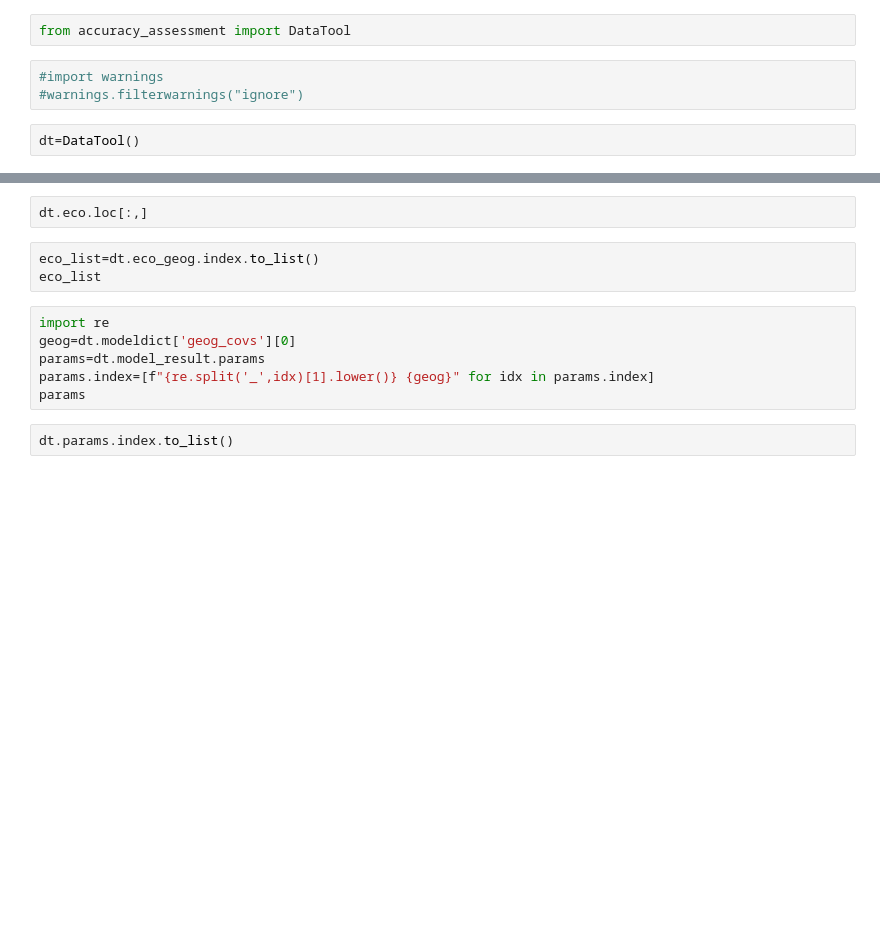
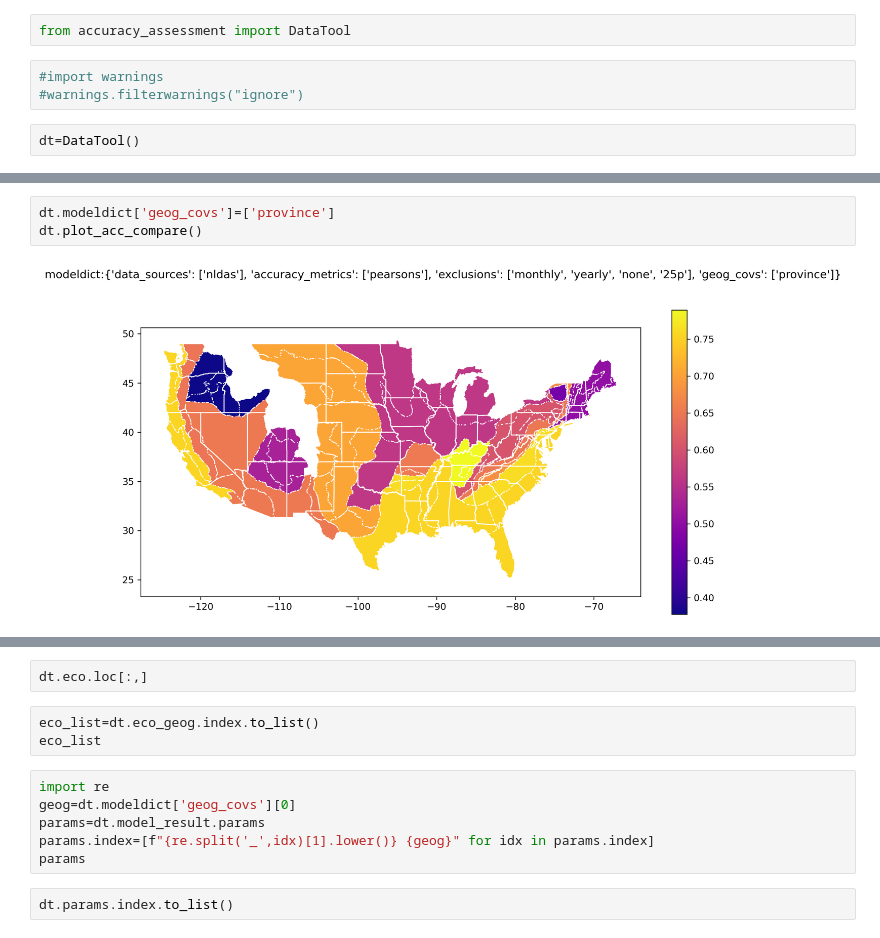
Before and after one commit to quanted/hms-handler, a Jupyter notebook: accuracy.ipynb, the cells around one changed output, grey strips where cells are left out. Drawn from its saved outputs; the diff is of its cells as text; blank space fills up the shorter version.

```diff
--- a/accuracy.ipynb
+++ b/accuracy.ipynb
@@ -12,3 +15,8 @@ dt.plot_acc_compare()
+# %%
+dt.modeldict['geog_covs']=['province']
+dt.plot_acc_compare()
+# %% [output]
+[figure, added]
 # %%
 dt.modeldict['geog_covs']=['section']
 dt.plot_acc_compare()
```
Also changed, not shown: parts of 4 cells of this notebook, 1 other file.
